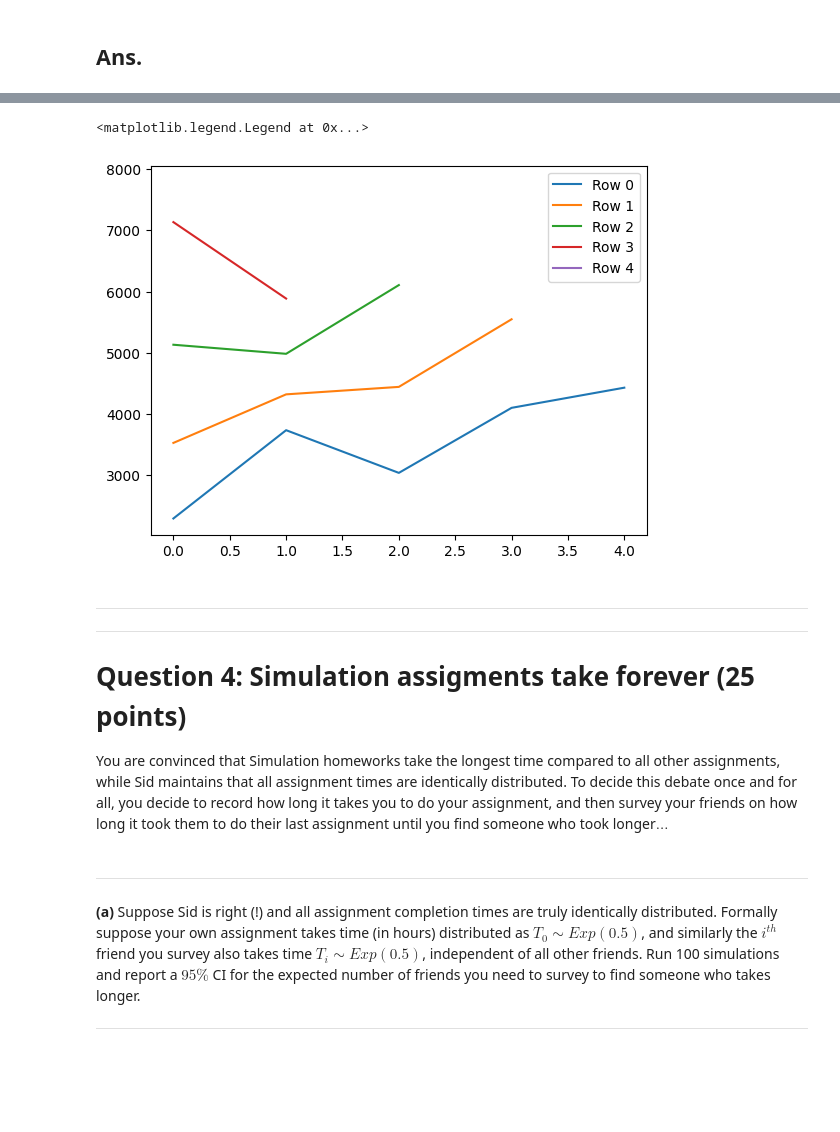
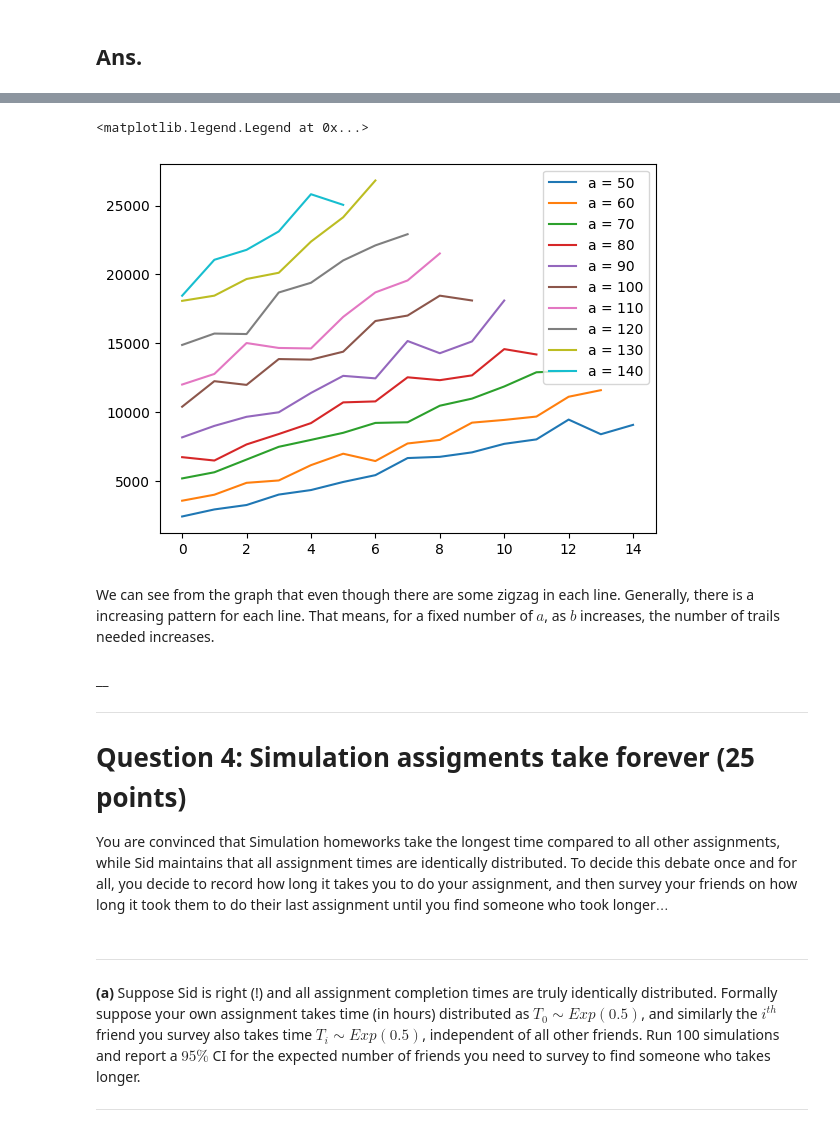
Before and after one commit to Mingyi-Yao/ORIE5580, a Jupyter notebook: HW6.ipynb, the cells around one changed output, grey strips where cells are left out. Drawn from its saved outputs; the diff is of its cells as text; code cells hidden in the pictures; blank space fills up the shorter version.

```diff
--- a/HW6.ipynb
+++ b/HW6.ipynb
@@ -388,11 +390,11 @@ ___
 # %% [markdown]
 ## Ans.
 # %%
-n = 100
+n = 300
 res = []
-for a in range(50,100,10):
+for a in range(50,150,10):
   tmp = []
-  for b in range(a, 100,10):
+  for b in range(a, 200, 10):
     time = 0
     for i in range(n):
       time += gambler_ruin_simulation(a, b)[1]
@@ -411,14 +418,17 @@ df
 # %%
 for i in range(df.shape[0]):
+    a = 50+i*10
     row_data = df.iloc[i].dropna().values
     if len(row_data) > 0:
-        plt.plot(row_data, label=f'Row {i}')
+        plt.plot(row_data, label=f'a = {a}')
 plt.legend()
 # %% [output]
 <matplotlib.legend.Legend at 0x...>
-[figure, old version]
+[figure, new version]
+# %% [markdown]
+We can see from the graph that even though there are some zigzag in each line. Generally, there is a increasing pattern for each line. That means, for a fixed number of $a$, as $b$ increases, the number of trails needed increases.
 # %% [markdown]
-___
+__
 ___
 
 # Question 4: Simulation assigments take forever (25 points)
```
Also changed, not shown: parts of 4 cells of this notebook.
